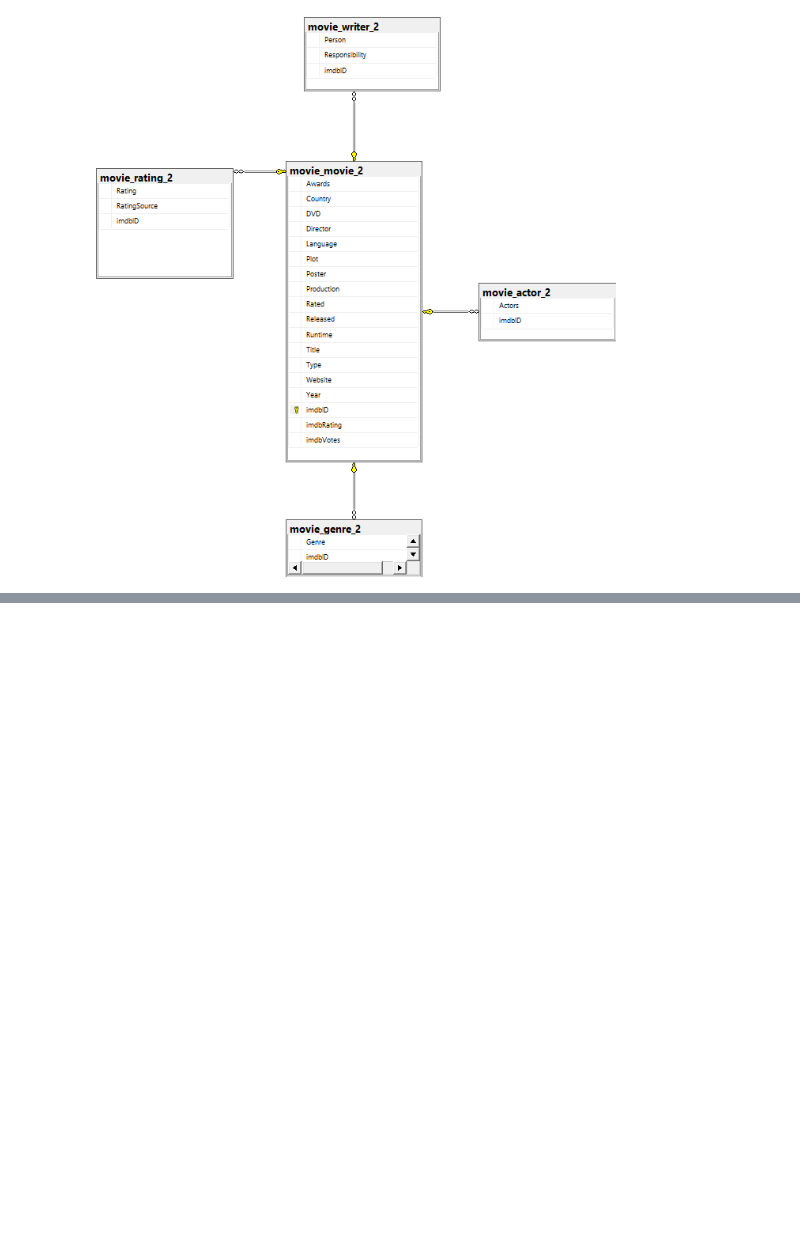
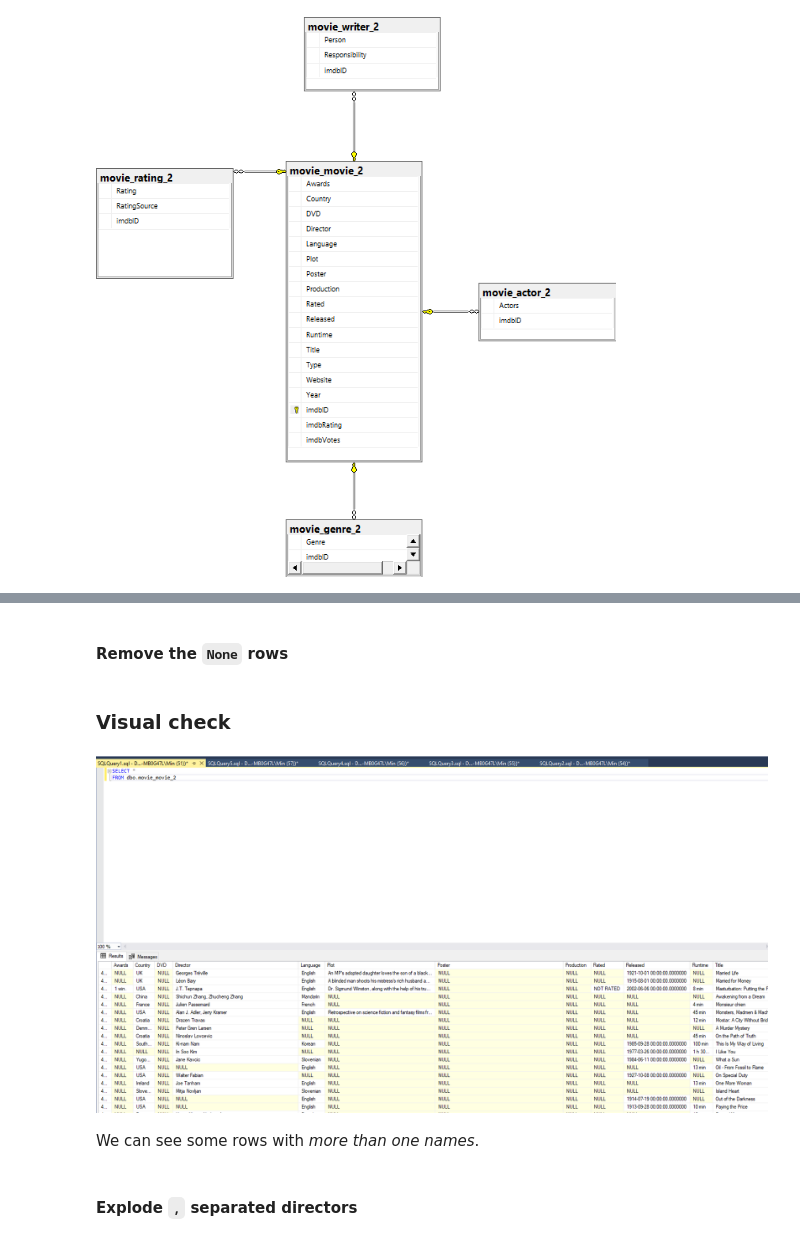
Before and after one commit to decemberkms/Movie-Data-Exploration, a Jupyter notebook: movie_analysis.ipynb, the cells around one changed output, grey strips where cells are left out. Drawn from its saved outputs; the diff is of its cells as text; code cells hidden in the pictures; blank space fills up the shorter version.

```diff
--- a/movie_analysis.ipynb
+++ b/movie_analysis.ipynb
@@ -243,0 +396,2 @@ Image(filename='diagram.png')
+# %% [markdown]
+#### Remove the ``None`` rows
@@ -243,0 +400,10 @@ Image(filename='diagram.png')
+# %% [markdown]
+### Visual check
+# %%
+Image(filename='SQL1.png')
+# %% [output]
+[figure, added]
+# %% [markdown]
+We can see some rows with *more than one names*.
+# %% [markdown]
+#### Explode `,` separated directors
```
Also changed, not shown: parts of 151 cells of this notebook.
